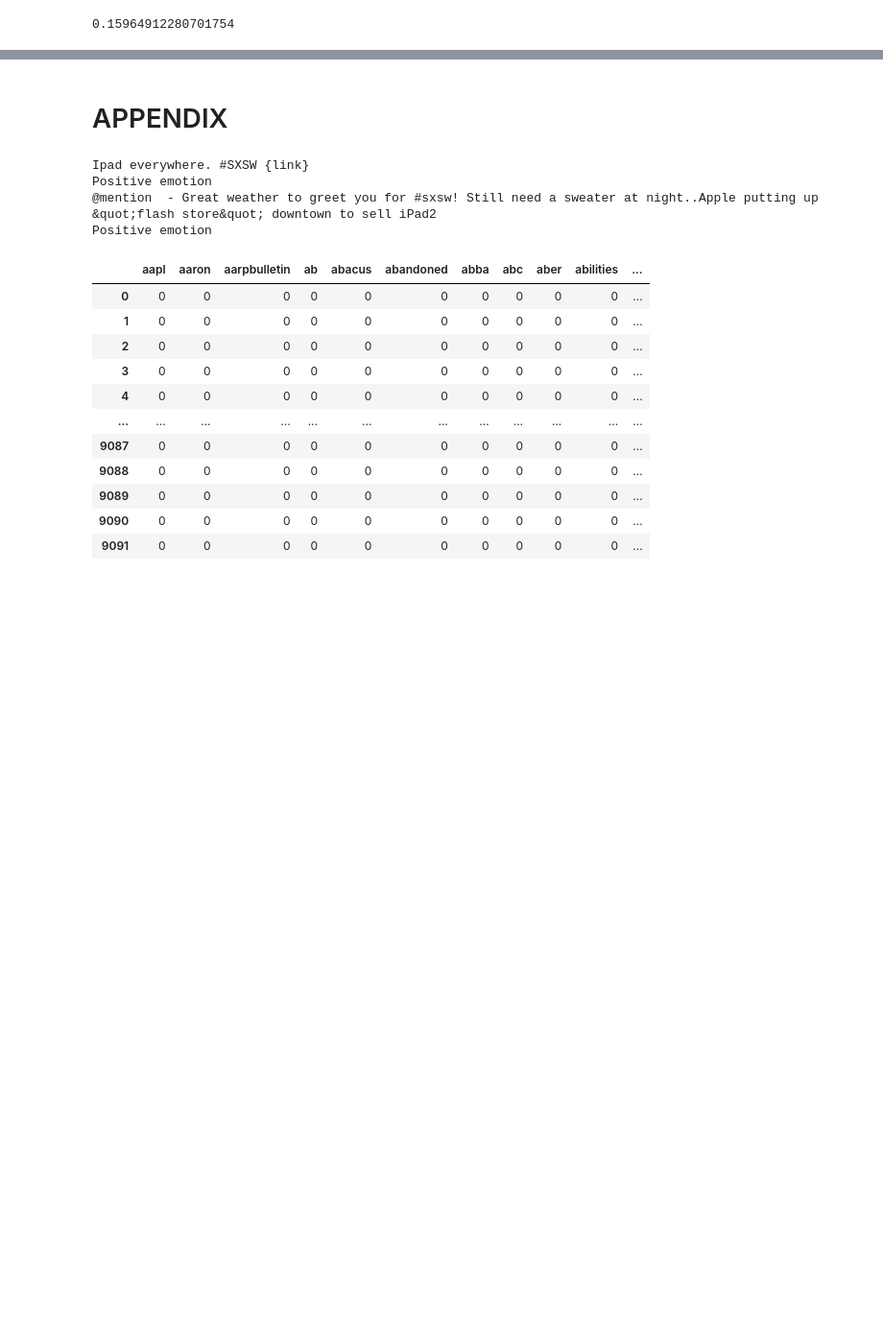
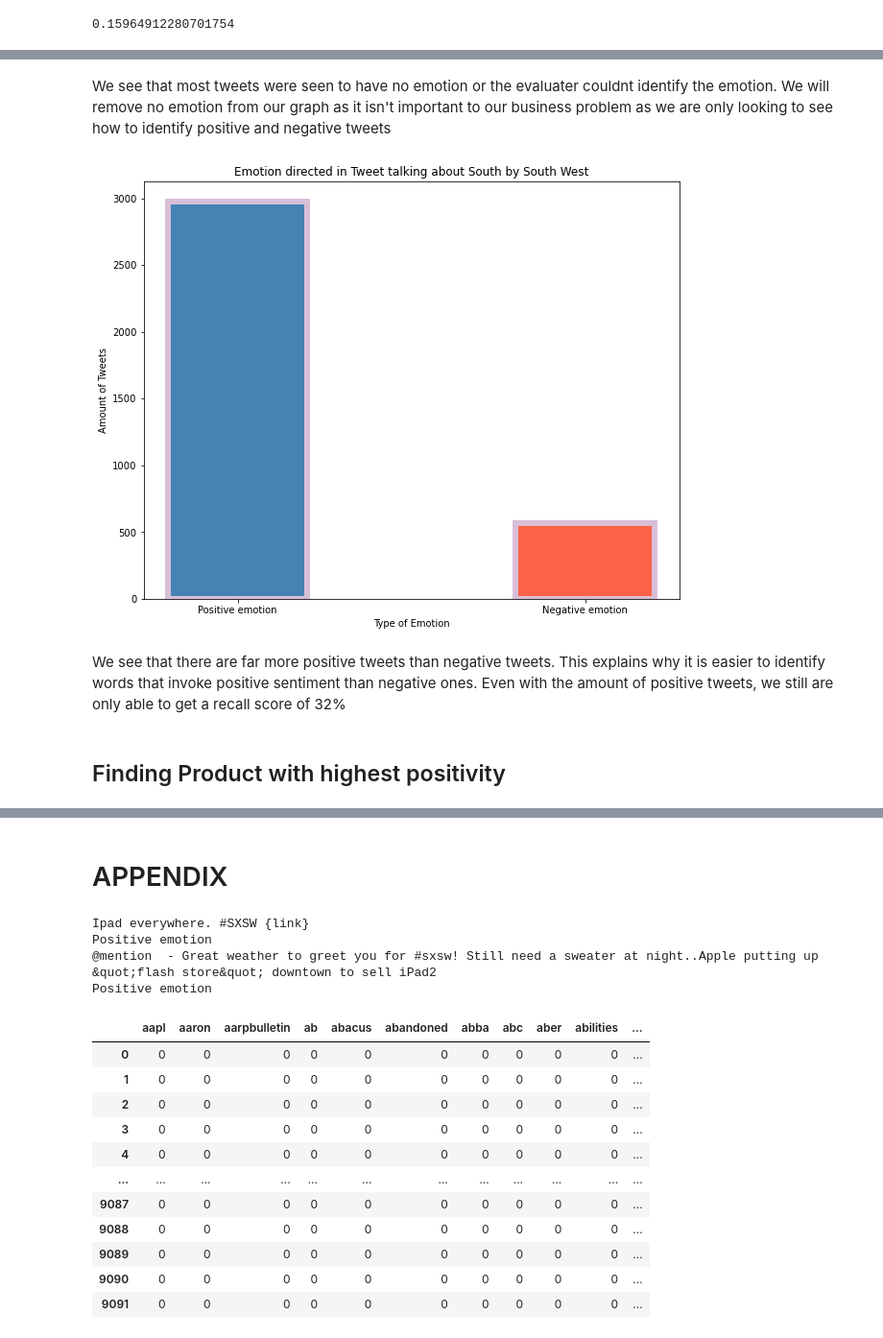
Before and after one commit to Jmanitou/Apple_Google_NLP, a Jupyter notebook: Apple_Google_NLP.ipynb, the cells around one changed output, grey strips where cells are left out. Shown: that part at 96% size. Drawn from its saved outputs; the diff is of its cells as text; code cells hidden in the pictures; blank space fills up the shorter version.

```diff
--- a/Apple_Google_NLP.ipynb
+++ b/Apple_Google_NLP.ipynb
@@ -227,0 +182,18 @@ df
+# %% [markdown]
+We see that most tweets were seen to have no emotion or the evaluater couldnt identify the emotion. We will remove no emotion from our graph as it isn't important to our business problem as we are only looking to see how to identify positive and negative tweets
+# %%
+del emotion_counts['No emotion']
+
+fig = plt.figure(figsize = (10, 8))
+plt.bar(emotion_counts.keys(), emotion_counts.values(), color = ["steelblue", "tomato"],
+        edgecolor = "thistle", linewidth = 6, width = 0.4)
+plt.title("Emotion directed in Tweet talking about South by South West")
+plt.xlabel("Type of Emotion")
+plt.ylabel("Amount of Tweets")
+plt.show()
+# %% [output]
+[figure, added]
+# %% [markdown]
+We see that there are far more positive tweets than negative tweets. This explains why it is easier to identify words that invoke positive sentiment than negative ones. Even with the amount of positive tweets, we still are only able to get a recall score of 32%
+# %% [markdown]
+## Finding Product with highest positivity
```
Also changed, not shown: parts of 46 cells of this notebook, 6 other files.
